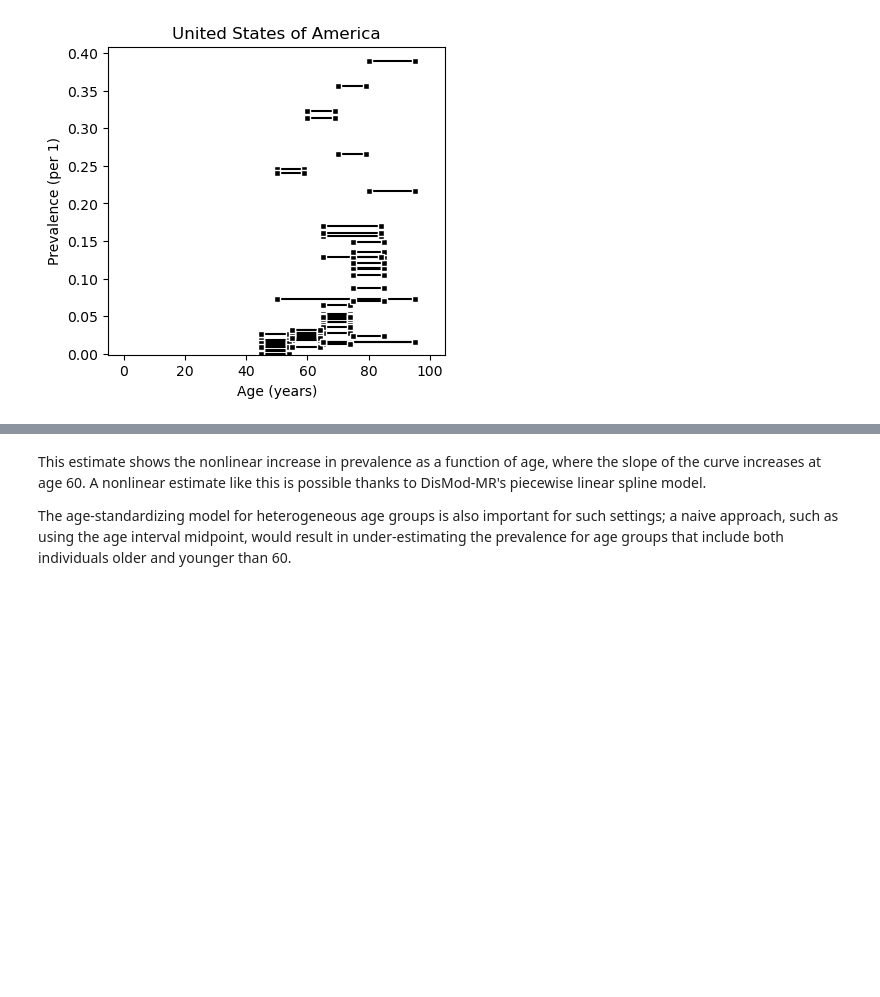
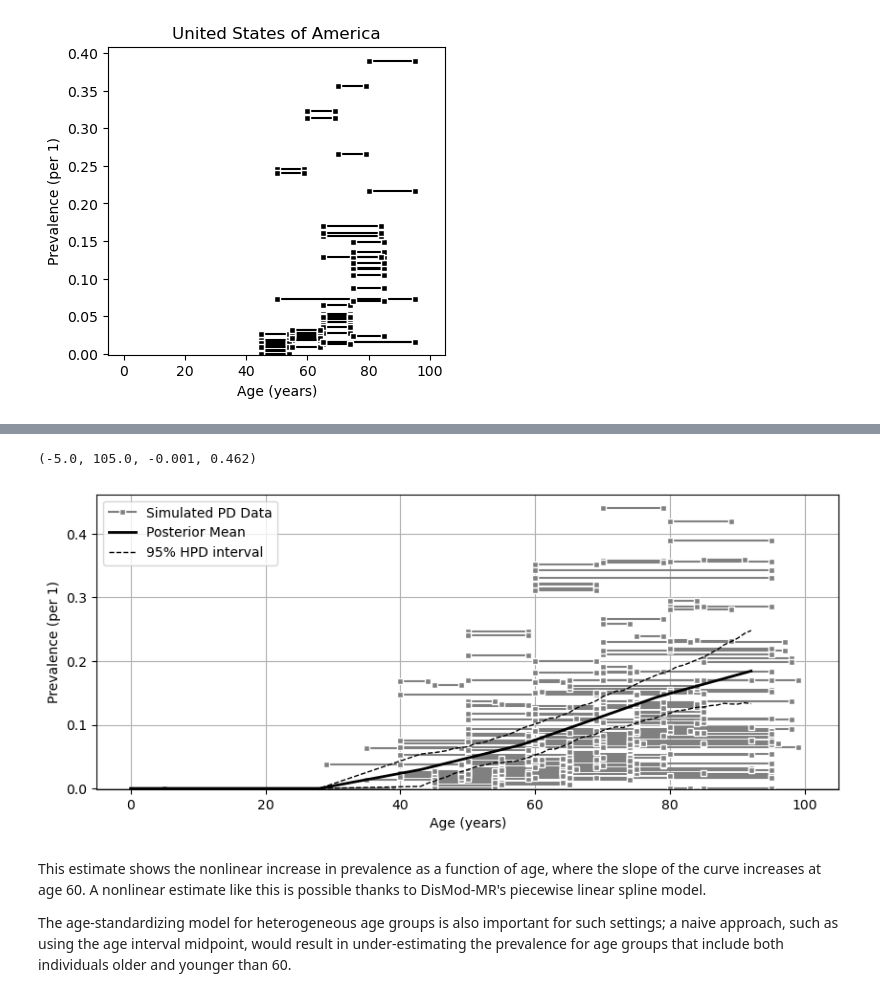
Before and after one commit to EonSJeon/dismod_mr_migrated, a Jupyter notebook: dismod_mr_pymc5_testing/amd_sim_data.ipynb, the cells around one changed output, grey strips where cells are left out. Drawn from its saved outputs; the diff is of its cells as text; code cells hidden in the pictures; blank space fills up the shorter version.

```diff
--- a/dismod_mr_pymc5_testing/amd_sim_data.ipynb
+++ b/dismod_mr_pymc5_testing/amd_sim_data.ipynb
@@ -209,3 +232,72 @@ p_only = mr_model  # store results for future comparison
+# %%
+# ─────────────────────────────────────────────────────────────────────────────
+# Step 4: 데이터 바(Observation Data) 시각화
+# ─────────────────────────────────────────────────────────────────────────────
+plt.figure(figsize=(10, 4))
+dismod_mr_pymc5.plot.data_bars(
+    mr_model.get_data('p'),
+    color='grey',
+    label='Simulated PD Data'
+)
+
+# ─────────────────────────────────────────────────────────────────────────────
+# Step 5: predict_for 호출하여 posterior‐predictive draws 생성
+#         → 반드시 vars=mr_model.vars['p']를 넘겨야 mu_age 등이 존재합니다.
+# ─────────────────────────────────────────────────────────────────────────────
+pred = dismod_mr_pymc5.model.predict_for(
+    model=mr_model,
+    parameters=mr_model.parameters['p'],
+    root_area='Global',
+    root_sex='Both',
+    root_year=2009,
+    area='Global',
+    sex='Female',
+    year=2005,
+    population_weighted=1.0,
+    vars=mr_model.vars['p'],   # ← 여기서 'mu_age' 키가 반드시 있어야 합니다
+    lower=0.0,
+    upper=1.0
+)
+
+# ─────────────────────────────────────────────────────────────────────────────
+# Step 6: 95% HPD(Highest Posterior Density) 계산 및 시각화
+# ─────────────────────────────────────────────────────────────────────────────
+hpd = pm.stats.hdi(pred, hdi_prob=0.95)
+ages = np.arange(pred.shape[1])
+
+plt.plot(
+    ages,
+    pred.mean(axis=0),
+    'k-', linewidth=2,
+    label='Posterior Mean'
+)
+plt.plot(
+    ages,
+    hpd[:, 0],
+    'k--', linewidth=1,
+    label='95% HPD interval'
+)
+plt.plot(
+    ages,
+    hpd[:, 1],
+    'k--', linewidth=1
+)
+
+plt.xlabel('Age (years)')
+plt.ylabel('Prevalence (per 1)')
+plt.grid()
+plt.legend(loc='upper left')
+plt.axis(ymin=-0.001, xmin=-5, xmax=105)
+
+
+
+# ─────────────────────────────────────────────────────────────────────────────
+# Step 7: 예시—500번째 posterior draw의 연령 96~100 구간 값 출력
+# ─────────────────────────────────────────────────────────────────────────────
+# print(pred[500, -5:])
+# %% [output]
+(-5.0, 105.0, -0.001, 0.462)
+[figure, added]
 # %% [markdown]
 This estimate shows the nonlinear increase in prevalence as a function of age, where the slope of the
 curve increases at age 60.  A nonlinear estimate like this is possible thanks to DisMod-MR's piecewise linear
```
Also changed, not shown: parts of 4 cells of this notebook, 7 other files.
